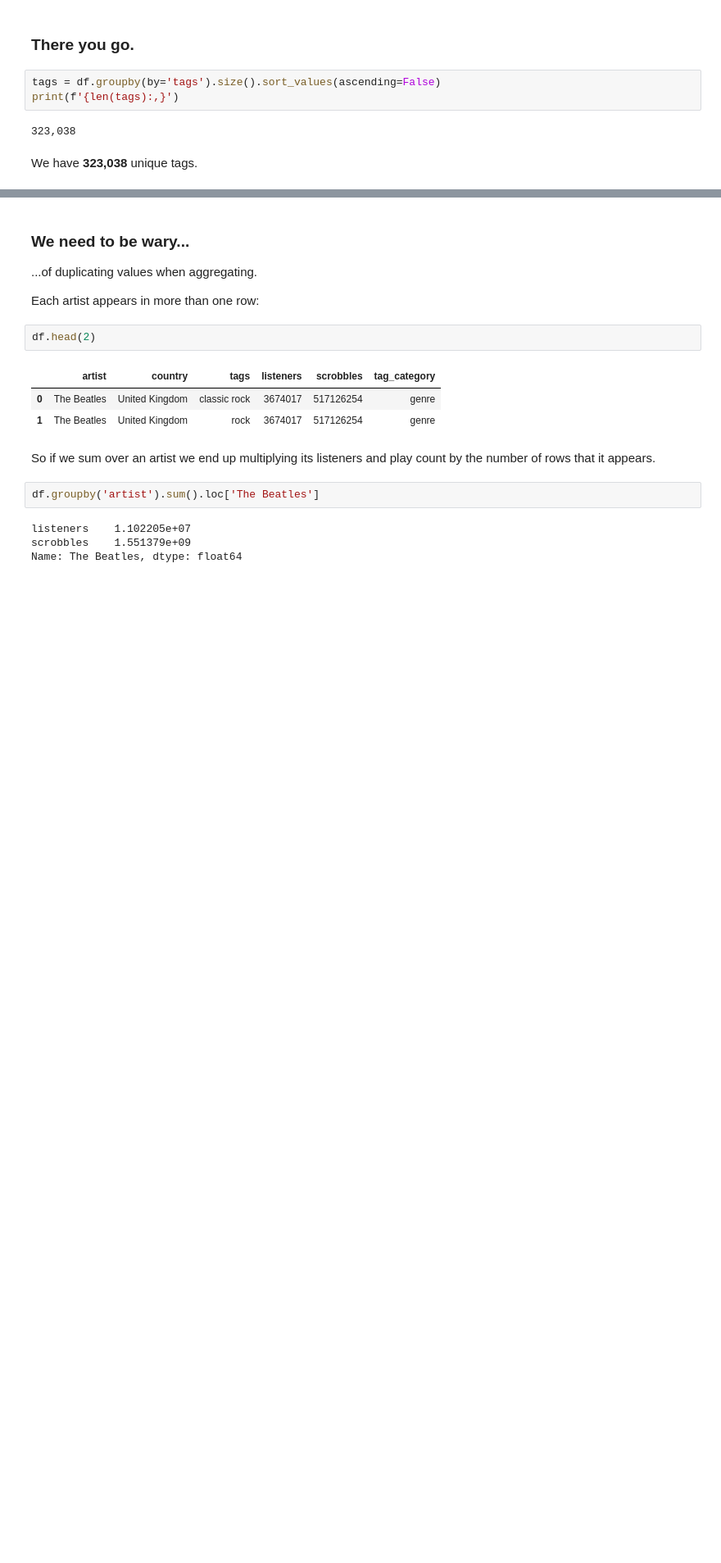
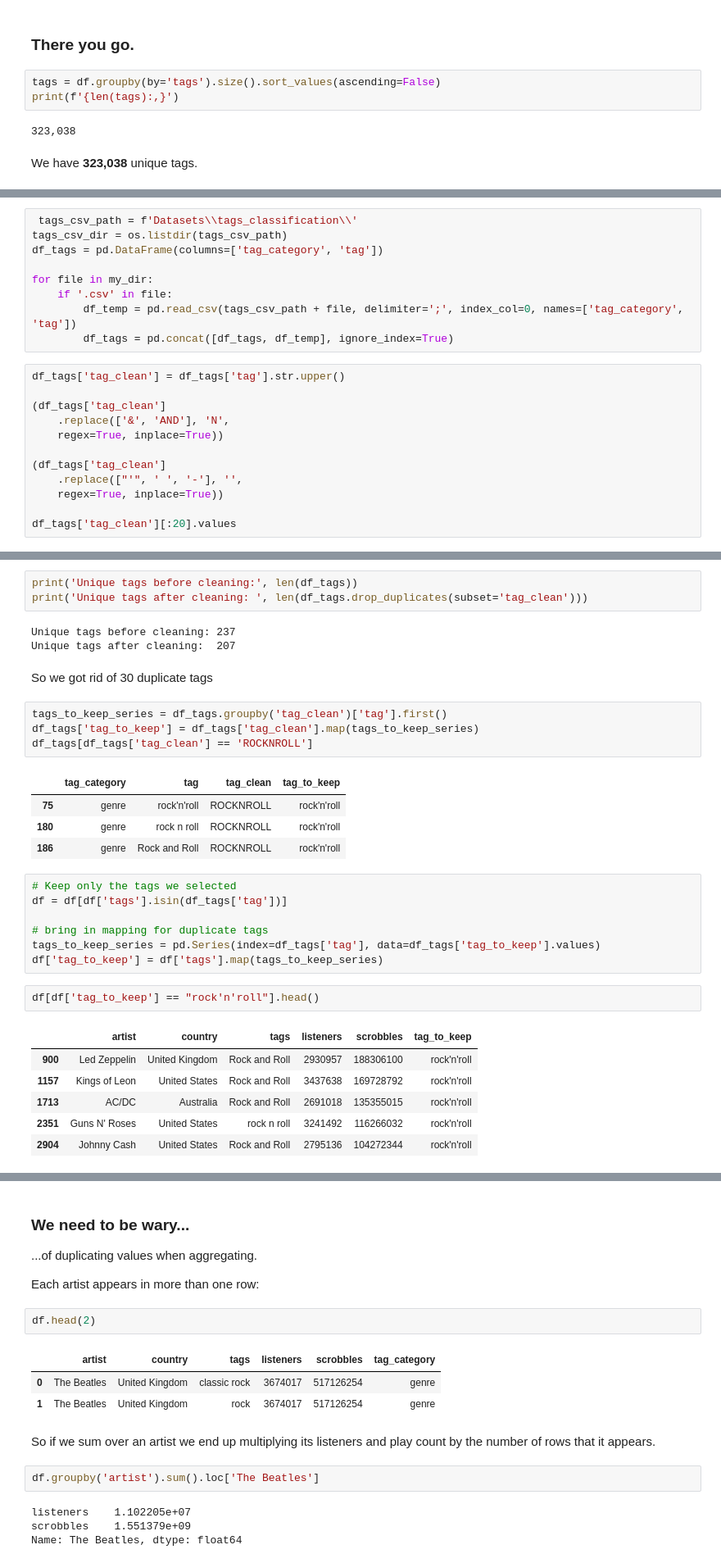
Before and after one commit to tharikhajar/lastfm_popularity, a Jupyter notebook: Pandas_ETL.ipynb, the cells around one changed output, grey strips where cells are left out. Shown: that part at 82% size. Drawn from its saved outputs; the diff is of its cells as text; blank space fills up the shorter version.

Commit message:
Reading tags & gettign mapping tag duplicates

```diff
--- a/Pandas_ETL.ipynb
+++ b/Pandas_ETL.ipynb
@@ -271,0 +180,21 @@ df.drop_duplicates(inplace=True)
+# %%
+ tags_csv_path = f'Datasets\\tags_classification\\'
+tags_csv_dir = os.listdir(tags_csv_path)
+df_tags = pd.DataFrame(columns=['tag_category', 'tag'])
+
+for file in my_dir:
+    if '.csv' in file:
+        df_temp = pd.read_csv(tags_csv_path + file, delimiter=';', index_col=0, names=['tag_category', 'tag'])
+        df_tags = pd.concat([df_tags, df_temp], ignore_index=True)
+# %%
+df_tags['tag_clean'] = df_tags['tag'].str.upper()
+
+(df_tags['tag_clean']
+    .replace(['&', 'AND'], 'N',
+    regex=True, inplace=True))
+
+(df_tags['tag_clean']
+    .replace(["'", ' ', '-'], '',
+    regex=True, inplace=True))
+
+df_tags['tag_clean'][:20].values
@@ -271,0 +206,33 @@ df.drop_duplicates(inplace=True)
+# %%
+print('Unique tags before cleaning:', len(df_tags))
+print('Unique tags after cleaning: ', len(df_tags.drop_duplicates(subset='tag_clean')))
+# %% [output]
+Unique tags before cleaning: 237
+Unique tags after cleaning:  207
+# %% [markdown]
+So we got rid of 30 duplicate tags
+# %%
+tags_to_keep_series = df_tags.groupby('tag_clean')['tag'].first()
+df_tags['tag_to_keep'] = df_tags['tag_clean'].map(tags_to_keep_series)
+df_tags[df_tags['tag_clean'] == 'ROCKNROLL']
+# %% [output]
+|  | tag_category | tag | tag_clean | tag_to_keep |
+| 75 | genre | rock'n'roll | ROCKNROLL | rock'n'roll |
+| 180 | genre | rock n roll | ROCKNROLL | rock'n'roll |
+| 186 | genre | Rock and Roll | ROCKNROLL | rock'n'roll |
+# %%
+# Keep only the tags we selected
+df = df[df['tags'].isin(df_tags['tag'])]
+
+# bring in mapping for duplicate tags
+tags_to_keep_series = pd.Series(index=df_tags['tag'], data=df_tags['tag_to_keep'].values)
+df['tag_to_keep'] = df['tags'].map(tags_to_keep_series)
+# %%
+df[df['tag_to_keep'] == "rock'n'roll"].head()
+# %% [output]
+|  | artist | country | tags | listeners | scrobbles | tag_to_keep |
+| 900 | Led Zeppelin | United Kingdom | Rock and Roll | 2930957 | 188306100 | rock'n'roll |
+| 1157 | Kings of Leon | United States | Rock and Roll | 3437638 | 169728792 | rock'n'roll |
+| 1713 | AC/DC | Australia | Rock and Roll | 2691018 | 135355015 | rock'n'roll |
+| 2351 | Guns N' Roses | United States | rock n roll | 3241492 | 116266032 | rock'n'roll |
+| 2904 | Johnny Cash | United States | Rock and Roll | 2795136 | 104272344 | rock'n'roll |
```
Also changed, not shown: parts of 18 cells of this notebook, 1 other file.
